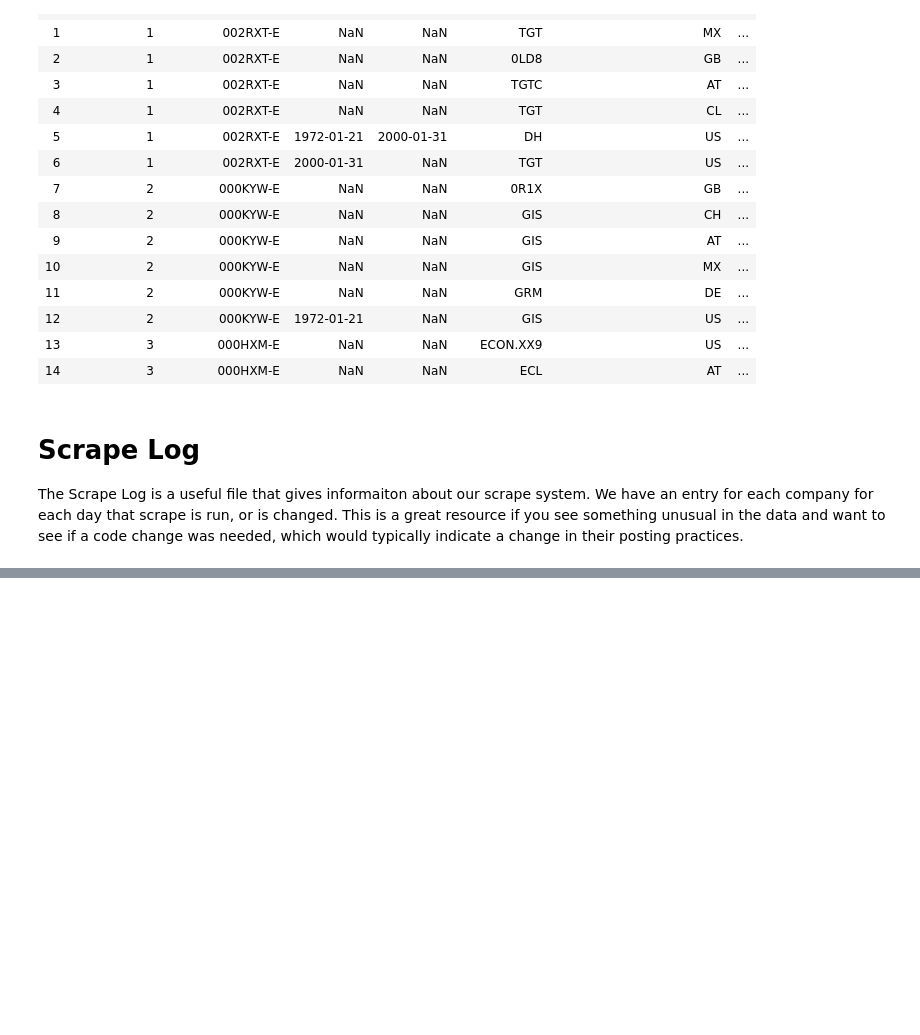
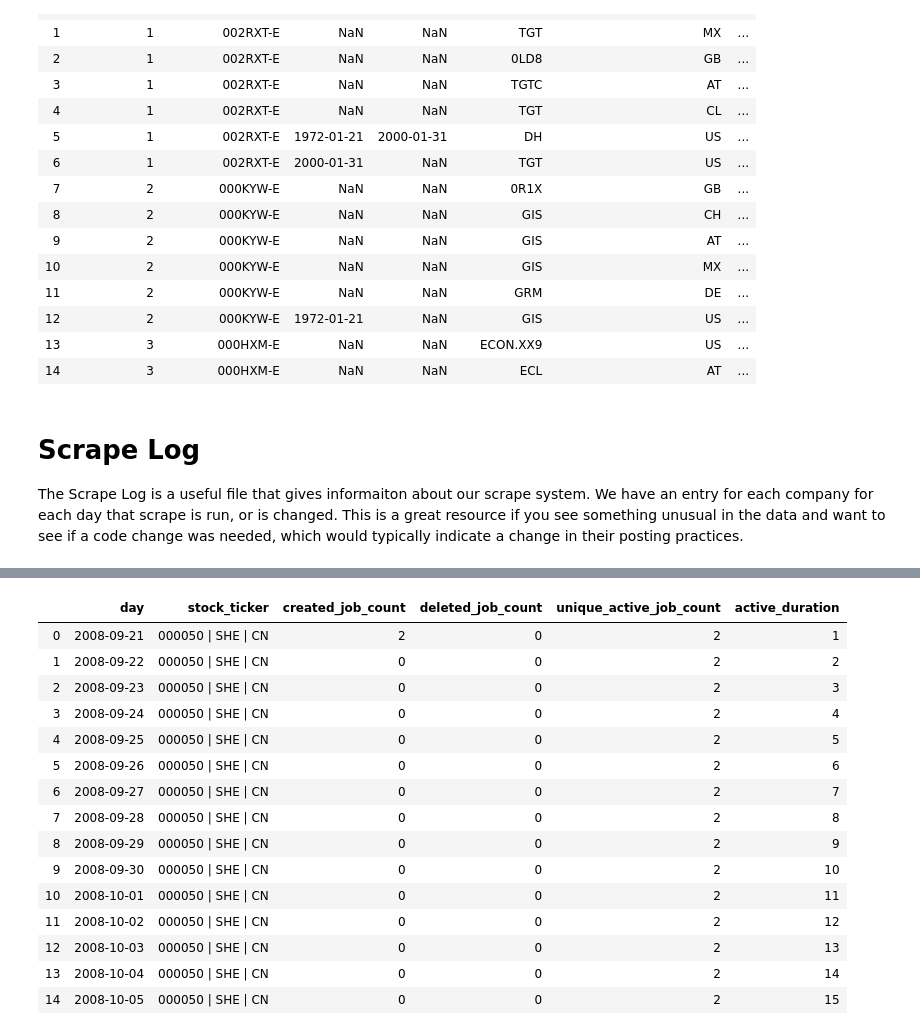
Before and after one commit to LinkUp/Job-Market-Data, a Jupyter notebook: Product Documentation/Product Onboarding.ipynb, the cells around one changed output, grey strips where cells are left out. Saved outputs shown, nothing was run; the diff lists cells and outputs as text; code cells hidden in the pictures; blank space fills up the shorter version.

```diff
--- a/Product Documentation/Product Onboarding.ipynb
+++ b/Product Documentation/Product Onboarding.ipynb
@@ -145,0 +154,20 @@ Quant_Created = pd.read_csv('QuantDailyCreated_demo.csv',
+# %%
+ticker_analytics = pd.read_csv('core_ticker_analytics_2019-11-16.csv.gz',
+                           nrows = 100 ); ticker_analytics.head(15)
+# %% [output]
+|  | day | stock_ticker | created_job_count | deleted_job_count | unique_active_job_count | active_duration |
+| 0 | 2008-09-21 | 000050 | SHE | CN | 2 | 0 | 2 | 1 |
+| 1 | 2008-09-22 | 000050 | SHE | CN | 0 | 0 | 2 | 2 |
+| 2 | 2008-09-23 | 000050 | SHE | CN | 0 | 0 | 2 | 3 |
+| 3 | 2008-09-24 | 000050 | SHE | CN | 0 | 0 | 2 | 4 |
+| 4 | 2008-09-25 | 000050 | SHE | CN | 0 | 0 | 2 | 5 |
+| 5 | 2008-09-26 | 000050 | SHE | CN | 0 | 0 | 2 | 6 |
+| 6 | 2008-09-27 | 000050 | SHE | CN | 0 | 0 | 2 | 7 |
+| 7 | 2008-09-28 | 000050 | SHE | CN | 0 | 0 | 2 | 8 |
+| 8 | 2008-09-29 | 000050 | SHE | CN | 0 | 0 | 2 | 9 |
+| 9 | 2008-09-30 | 000050 | SHE | CN | 0 | 0 | 2 | 10 |
+| 10 | 2008-10-01 | 000050 | SHE | CN | 0 | 0 | 2 | 11 |
+| 11 | 2008-10-02 | 000050 | SHE | CN | 0 | 0 | 2 | 12 |
+| 12 | 2008-10-03 | 000050 | SHE | CN | 0 | 0 | 2 | 13 |
+| 13 | 2008-10-04 | 000050 | SHE | CN | 0 | 0 | 2 | 14 |
+| 14 | 2008-10-05 | 000050 | SHE | CN | 0 | 0 | 2 | 15 |
```
Also changed, not shown: parts of 7 cells of this notebook.
